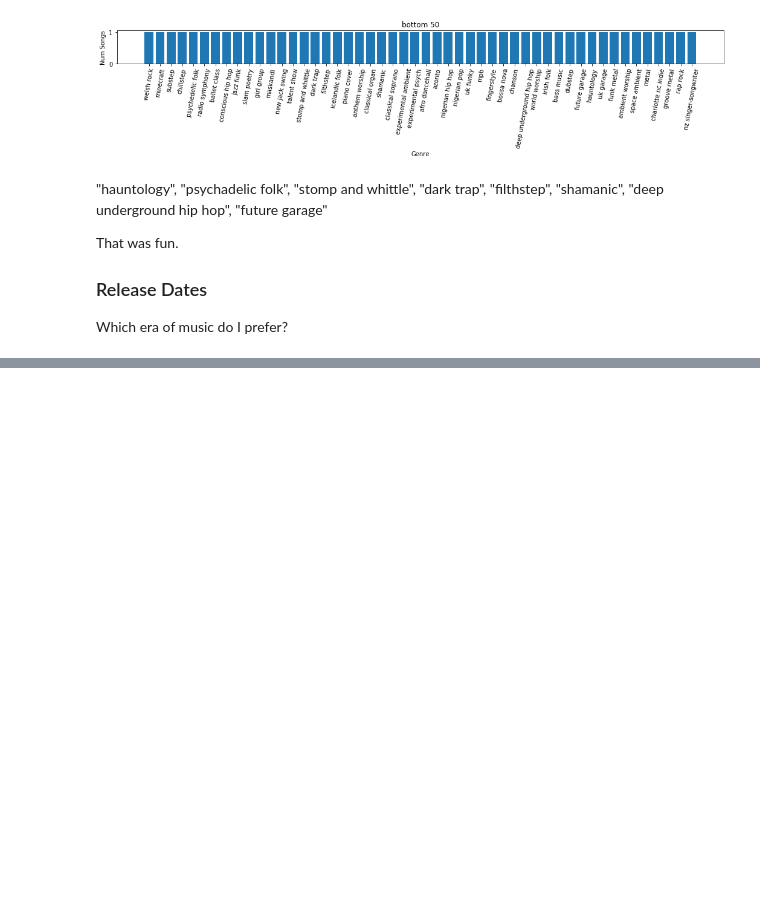
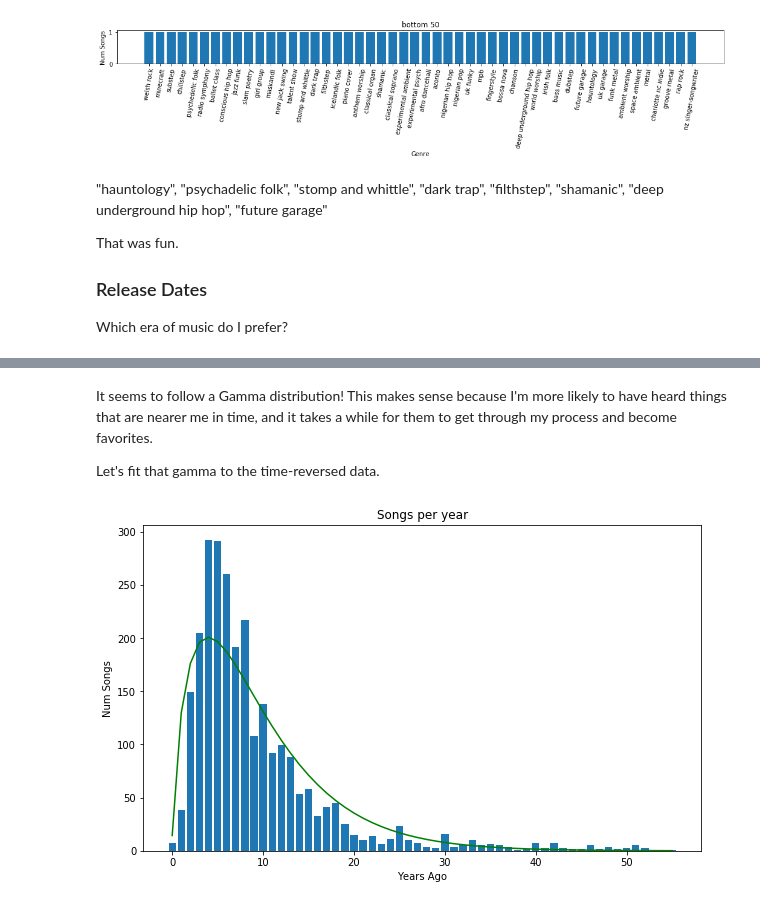
Before and after one commit to pavelkomarov/exportify, a Jupyter notebook: taste_analysis.ipynb, the cells around one changed output, grey strips where cells are left out. Cells and saved outputs as stored; diff of their text form; code cells hidden in the pictures; blank space fills up the shorter version.

```diff
--- a/taste_analysis.ipynb
+++ b/taste_analysis.ipynb
@@ -250,0 +273,27 @@ Which era of music do I prefer?
+# %% [markdown]
+It seems to follow a Gamma distribution! This makes sense because I'm more likely to have heard things that are nearer me in time, and it takes a while for them to get through my process and become favorites.
+
+Let's fit that gamma to the time-reversed data.
+# %%
+years = years.sort_values('Year', ascending=False).reset_index(drop=True)
+
+y = []
+for i in range(years.shape[0]):
+	for j in range(years['Num Songs'][i]):
+		y.append(i)
+
+# sanity check histogram to make sure I'm constructing y properly
+#pyplot.figure()
+#pyplot.hist(y, bins=30)
+
+param = gamma.fit(y)
+gamma_fitted = len(y)*gamma.pdf(range(years.shape[0]), *param)
+
+pyplot.figure(figsize=(10, 6))
+pyplot.bar(range(len(years['Year'])), years['Num Songs'])
+pyplot.plot(gamma_fitted, color='g')
+pyplot.xlabel('Years Ago')
+pyplot.ylabel(years.columns[1])
+pyplot.title('Songs per year');
+# %% [output]
+[figure, added]
```
Also changed, not shown: parts of 12 cells of this notebook.
